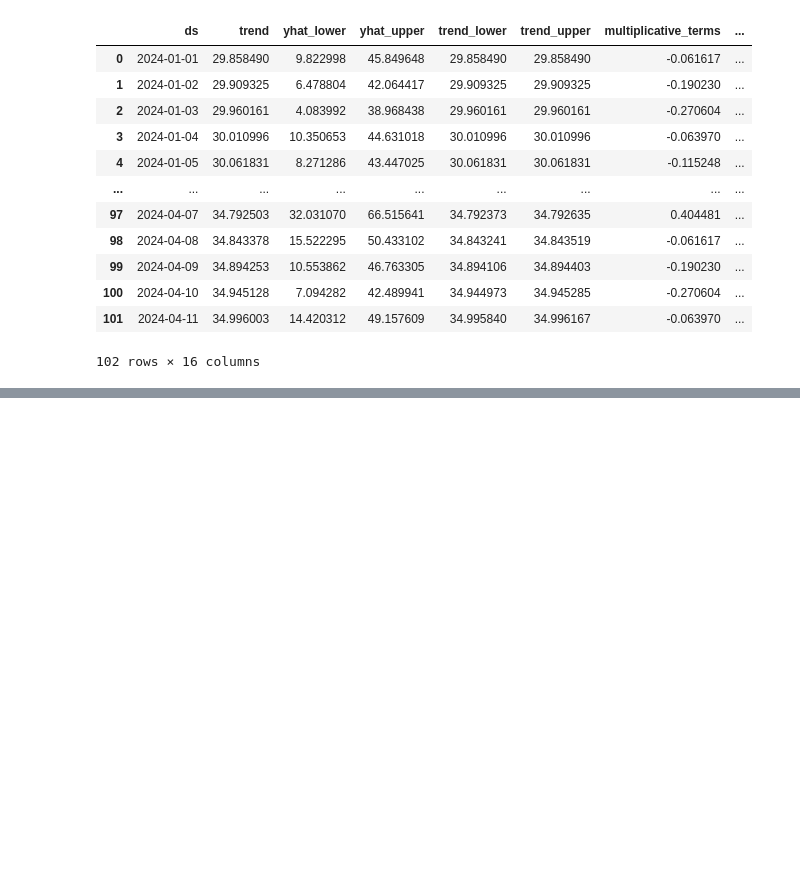
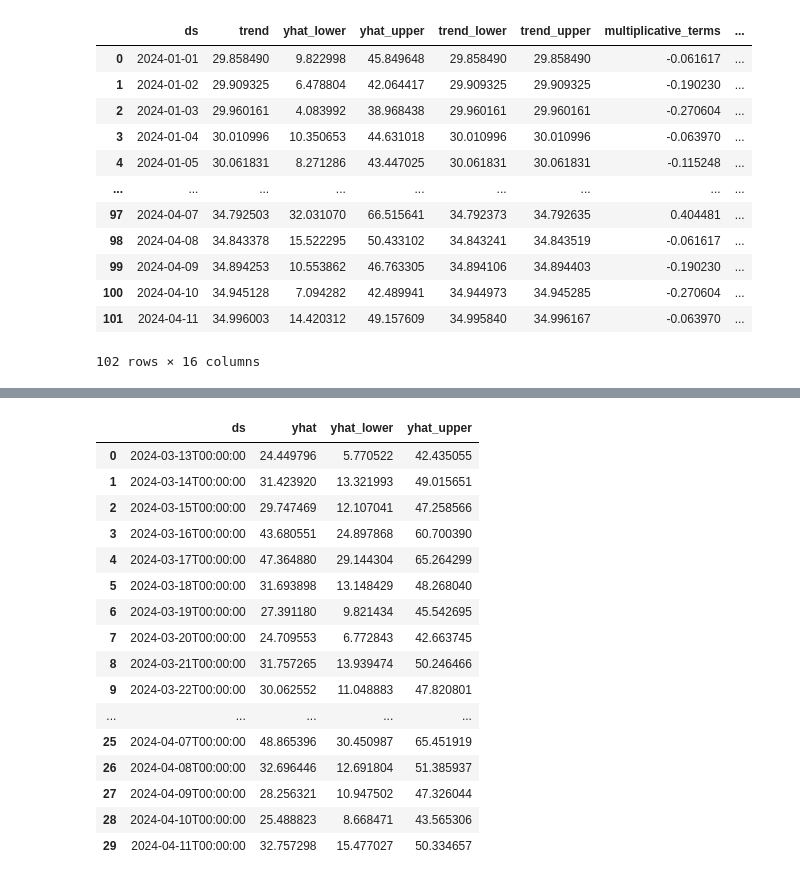
Before and after one commit to Philippe-Neveux/zenml-ml-forecast, a Jupyter notebook: notebooks/debug.ipynb, the cells around one changed output, grey strips where cells are left out. Cells and saved outputs as stored; diff of their text form; code cells hidden in the pictures; blank space fills up the shorter version.

```diff
--- a/notebooks/debug.ipynb
+++ b/notebooks/debug.ipynb
@@ -102,0 +133,18 @@ futur['constant'] = 1
+# %%
+load_dotenv()
+
+
+key_file = os.getenv("CLOUD_RUN_API_KEY_PATH")
+os.environ["GOOGLE_APPLICATION_CREDENTIALS"] = os.getenv("CLOUD_RUN_API_KEY_PATH")
+
+# service_url = os.getenv("CLOUD_RUN_API_URL")
+# auth_req = Request()
+# token = id_token.fetch_id_token(auth_req, service_url)
+
+# os.environ["GOOGLE_BEARER_TOKEN"] = token
+
+
+results = predict_through_api(
+    segment="Store_1-Item_A",
+    period=30
+)
@@ -102,0 +173,20 @@ futur['constant'] = 1
+# %%
+pd.DataFrame(results)
+# %% [output]
+|  | ds | yhat | yhat_lower | yhat_upper |
+| 0 | 2024-03-13T00:00:00 | 24.449796 | 5.770522 | 42.435055 |
+| 1 | 2024-03-14T00:00:00 | 31.423920 | 13.321993 | 49.015651 |
+| 2 | 2024-03-15T00:00:00 | 29.747469 | 12.107041 | 47.258566 |
+| 3 | 2024-03-16T00:00:00 | 43.680551 | 24.897868 | 60.700390 |
+| 4 | 2024-03-17T00:00:00 | 47.364880 | 29.144304 | 65.264299 |
+| 5 | 2024-03-18T00:00:00 | 31.693898 | 13.148429 | 48.268040 |
+| 6 | 2024-03-19T00:00:00 | 27.391180 | 9.821434 | 45.542695 |
+| 7 | 2024-03-20T00:00:00 | 24.709553 | 6.772843 | 42.663745 |
+| 8 | 2024-03-21T00:00:00 | 31.757265 | 13.939474 | 50.246466 |
+| 9 | 2024-03-22T00:00:00 | 30.062552 | 11.048883 | 47.820801 |
+| ... | ... | ... | ... | ... |
+| 25 | 2024-04-07T00:00:00 | 48.865396 | 30.450987 | 65.451919 |
+| 26 | 2024-04-08T00:00:00 | 32.696446 | 12.691804 | 51.385937 |
+| 27 | 2024-04-09T00:00:00 | 28.256321 | 10.947502 | 47.326044 |
+| 28 | 2024-04-10T00:00:00 | 25.488823 | 8.668471 | 43.565306 |
+| 29 | 2024-04-11T00:00:00 | 32.757298 | 15.477027 | 50.334657 |
```
Also changed, not shown: parts of 9 cells of this notebook, 7 other files.
